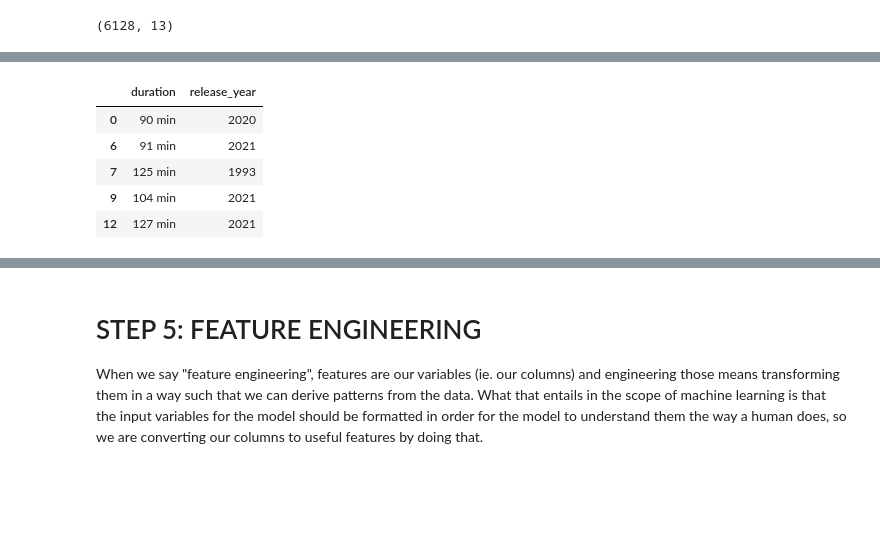
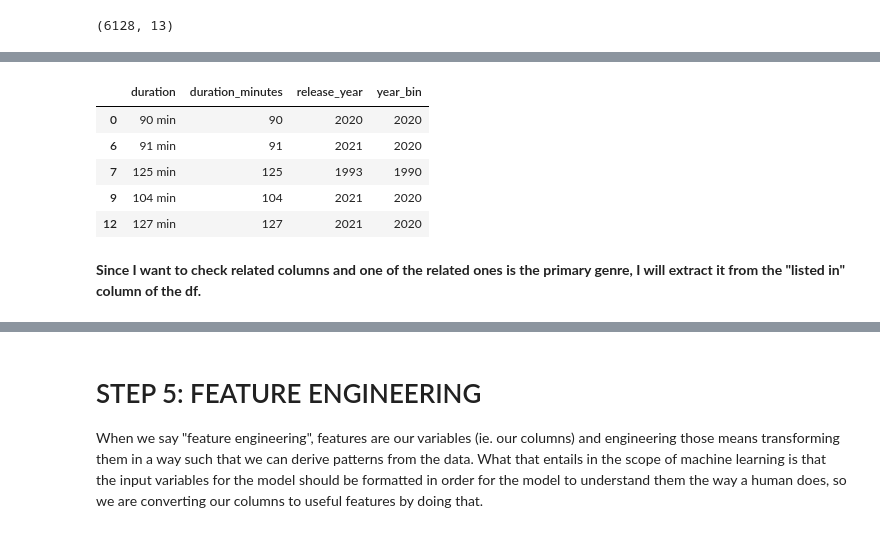
Before and after one commit to tejalmalpeddi/tejal_malpeddi_DSML_primer, a Jupyter notebook: TCG_ML_PRIMER.ipynb, the cells around one changed output, grey strips where cells are left out. Saved outputs shown, nothing was run; the diff lists cells and outputs as text; code cells hidden in the pictures; blank space fills up the shorter version.

```diff
--- a/TCG_ML_PRIMER.ipynb
+++ b/TCG_ML_PRIMER.ipynb
@@ -529,13 +527,16 @@ Cleaned shape:  (6128, 13)
 # %%
 #for our columns with strings as values, make sure the format is standardized (ie latte vs Latte --> standardize those)
 #for col in ['cash_type', 'coffee_name']:
     # cleaned_df[col] = cleaned_df[col].astype(str).str.strip().str.lower()
 
-cleaned_movies_df[['duration', 'release_year']].head()
+cleaned_movies_df["duration_minutes"] = cleaned_movies_df["duration"].str.split(" ").str[0].astype(int)
+cleaned_movies_df[['duration', "duration_minutes", 'release_year', "year_bin"]].head()
 # %% [output]
-|  | duration | release_year |
-| 0 | 90 min | 2020 |
-| 6 | 91 min | 2021 |
-| 7 | 125 min | 1993 |
-| 9 | 104 min | 2021 |
-| 12 | 127 min | 2021 |
+|  | duration | duration_minutes | release_year | year_bin |
+| 0 | 90 min | 90 | 2020 | 2020 |
+| 6 | 91 min | 91 | 2021 | 2020 |
+| 7 | 125 min | 125 | 1993 | 1990 |
+| 9 | 104 min | 104 | 2021 | 2020 |
+| 12 | 127 min | 127 | 2021 | 2020 |
+# %% [markdown]
+**Since I want to check related columns and one of the related ones is the primary genre, I will extract it from the "listed in" column of the df.**
```
Also changed, not shown: parts of 6 cells of this notebook.
